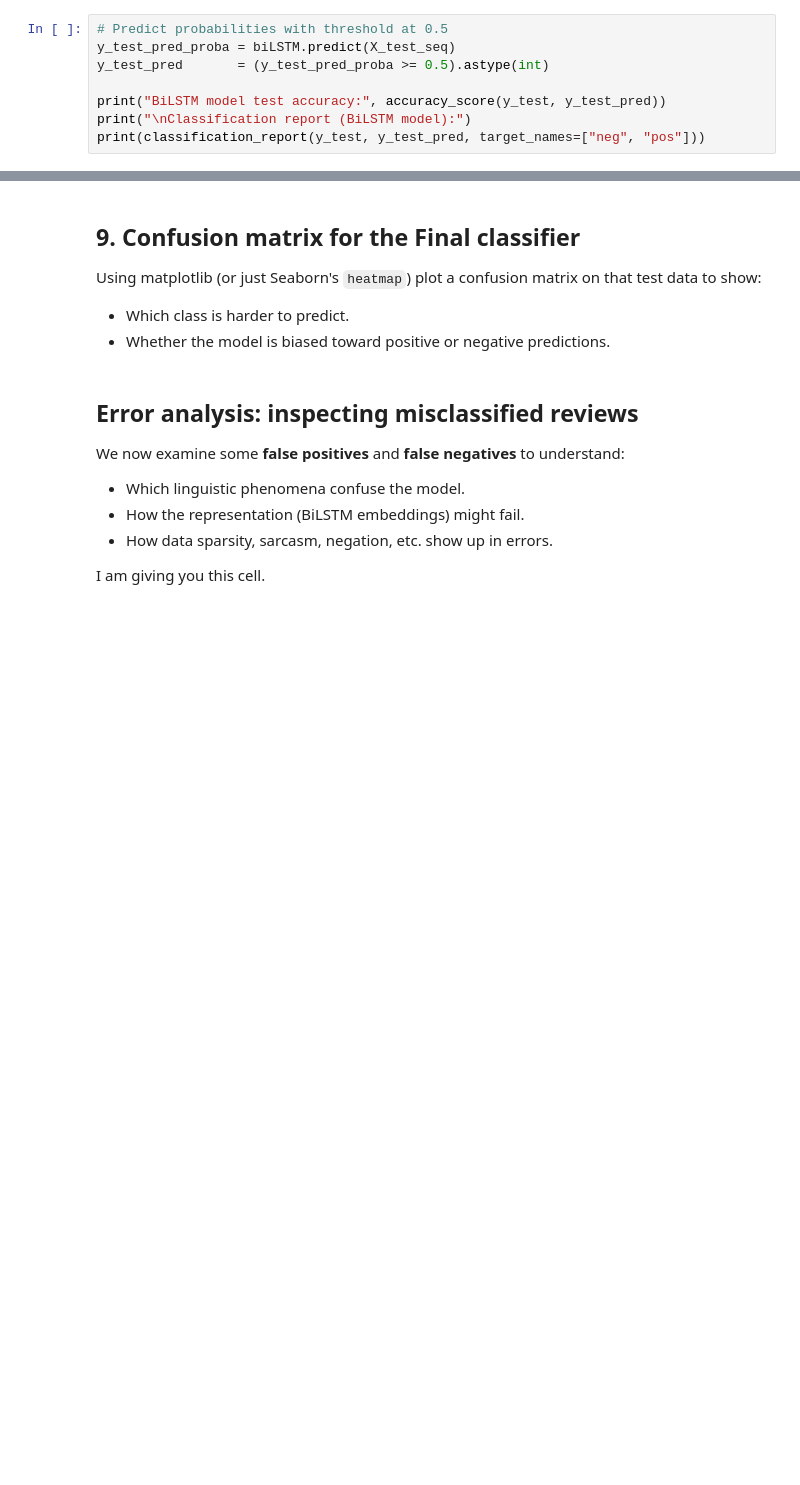
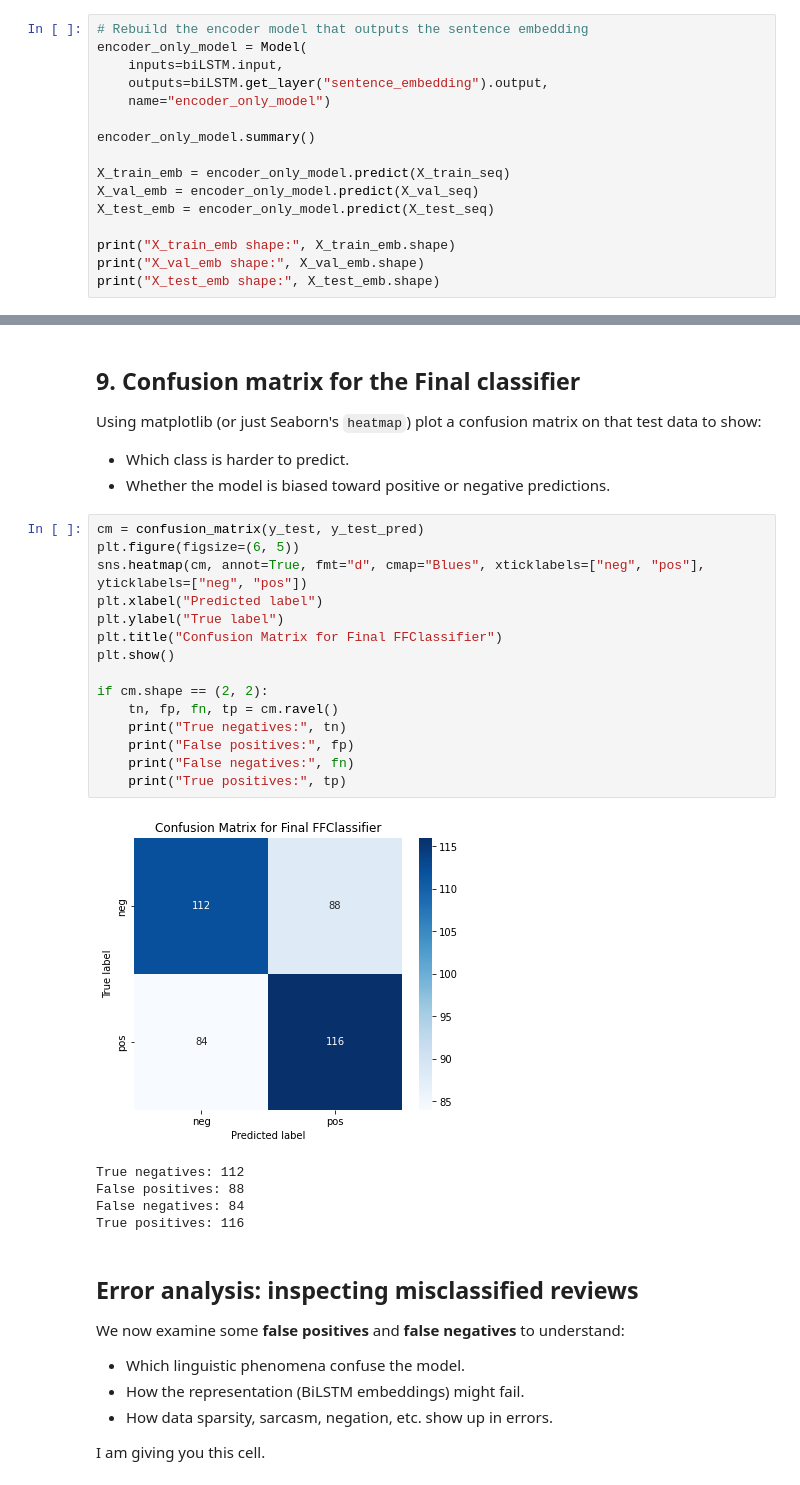
Before and after one commit to KiranKBobba/Fin_Risk_Analytics, a Jupyter notebook: IT_720_Assignment_2_Kiran_Kumar_Bobba.ipynb, the cells around one changed output, grey strips where cells are left out. Saved outputs shown, nothing was run; the diff lists cells and outputs as text; blank space fills up the shorter version.

```diff
--- a/IT_720_Assignment_2_Kiran_Kumar_Bobba.ipynb
+++ b/IT_720_Assignment_2_Kiran_Kumar_Bobba.ipynb
@@ -305,10 +448,18 @@ Before we decouple the encoder and classifier, we can measure how well the full
 
 Later, we compare this to the FFClassifier trained on learned embeddings.  You can copy/adapt this code later and use it for other models.
 # %%
-# Predict probabilities with threshold at 0.5
-y_test_pred_proba = biLSTM.predict(X_test_seq)
-y_test_pred       = (y_test_pred_proba >= 0.5).astype(int)
+# Rebuild the encoder model that outputs the sentence embedding
+encoder_only_model = Model(
+    inputs=biLSTM.input,
+    outputs=biLSTM.get_layer("sentence_embedding").output,
+    name="encoder_only_model")
 
-print("BiLSTM model test accuracy:", accuracy_score(y_test, y_test_pred))
-print("\nClassification report (BiLSTM model):")
-print(classification_report(y_test, y_test_pred, target_names=["neg", "pos"]))
+encoder_only_model.summary()
+
+X_train_emb = encoder_only_model.predict(X_train_seq)
+X_val_emb = encoder_only_model.predict(X_val_seq)
+X_test_emb = encoder_only_model.predict(X_test_seq)
+
+print("X_train_emb shape:", X_train_emb.shape)
+print("X_val_emb shape:", X_val_emb.shape)
+print("X_test_emb shape:", X_test_emb.shape)
@@ -360,6 +673,27 @@ This gives us the final performance of the **BiLSTM embeddings + FFNN classifier
 Using matplotlib (or just Seaborn's `heatmap`) plot a confusion matrix on that test data to show:
 - Which class is harder to predict.
 - Whether the model is biased toward positive or negative predictions.
+# %%
+cm = confusion_matrix(y_test, y_test_pred)
+plt.figure(figsize=(6, 5))
+sns.heatmap(cm, annot=True, fmt="d", cmap="Blues", xticklabels=["neg", "pos"], yticklabels=["neg", "pos"])
+plt.xlabel("Predicted label")
+plt.ylabel("True label")
+plt.title("Confusion Matrix for Final FFClassifier")
+plt.show()
+
+if cm.shape == (2, 2):
+    tn, fp, fn, tp = cm.ravel()
+    print("True negatives:", tn)
+    print("False positives:", fp)
+    print("False negatives:", fn)
+    print("True positives:", tp)
+# %% [output]
+[figure, added]
+True negatives: 112
+False positives: 88
+False negatives: 84
+True positives: 116
 # %% [markdown]
 ## Error analysis: inspecting misclassified reviews
 
```
Also changed, not shown: parts of 18 cells of this notebook.
